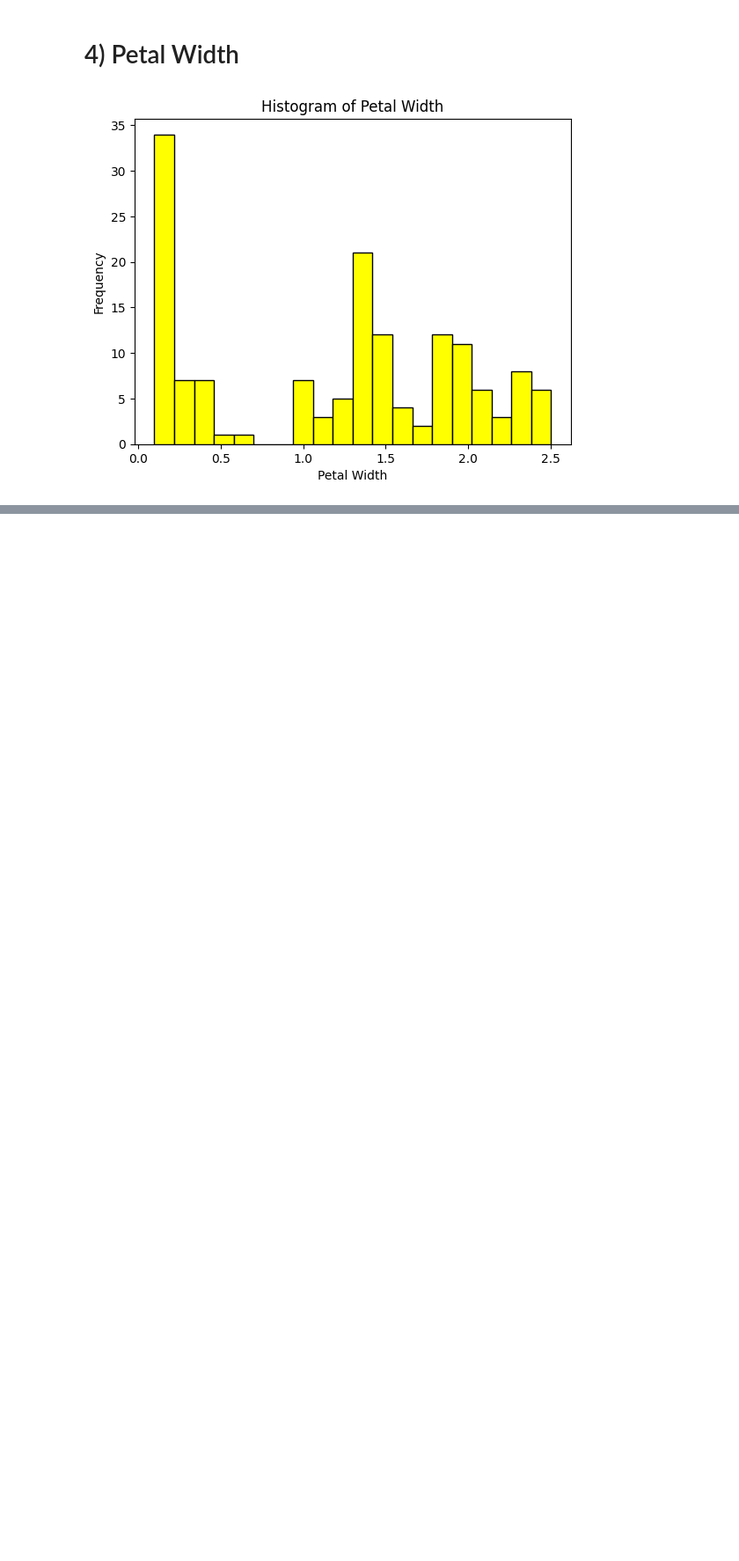
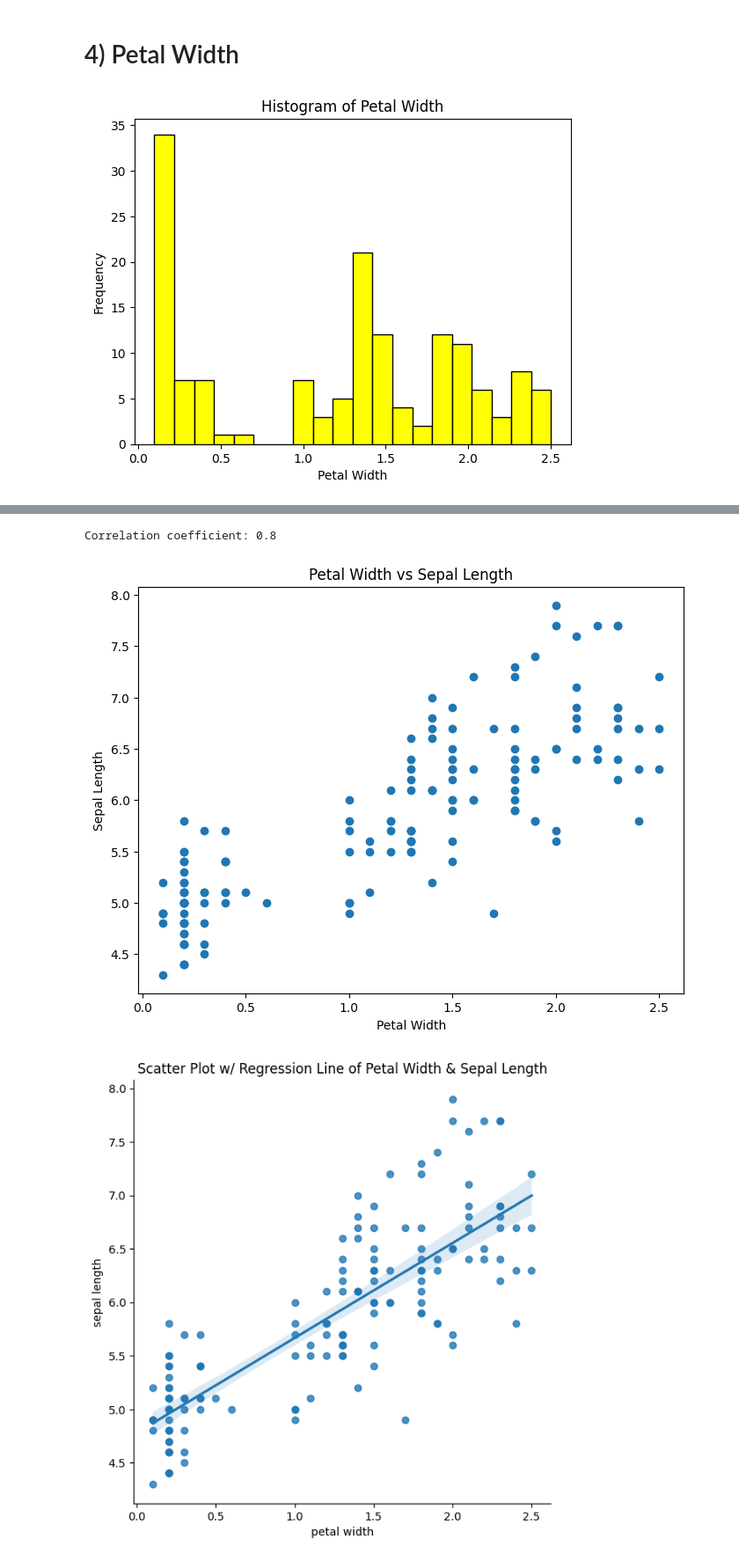
Before and after one commit to daveysull/pands-project, a Jupyter notebook: project.ipynb, the cells around one changed output, grey strips where cells are left out. Shown at 88% size. Saved outputs shown, nothing was run; the diff lists cells and outputs as text; code cells hidden in the pictures; blank space fills up the shorter version.

```diff
--- a/project.ipynb
+++ b/project.ipynb
@@ -164,0 +233,21 @@ plt.show()
+# %%
+# Compute Correlation
+correlatrion_4 = iris['petal width'].corr(iris['sepal length']).round(1)
+print(f'Correlation coefficient: {correlatrion_4}')
+
+# Visualize the relationship
+plt.figure(figsize=(8,6))
+plt.scatter(iris['petal width'], iris['sepal length'])
+plt.title('Petal Width vs Sepal Length')
+plt.xlabel('Petal Width')
+plt.ylabel('Sepal Length')
+plt.show()
+
+# Add in regression line as there is a strong correlation (0.8)
+sns.lmplot(x='petal width', y= 'sepal length', data = iris, height = 6)
+plt.title('Scatter Plot w/ Regression Line of Petal Width & Sepal Length')
+plt.show()
+# %% [output]
+Correlation coefficient: 0.8
+[figure, added]
+[figure, added]
```
Also changed, not shown: parts of 12 cells of this notebook.
